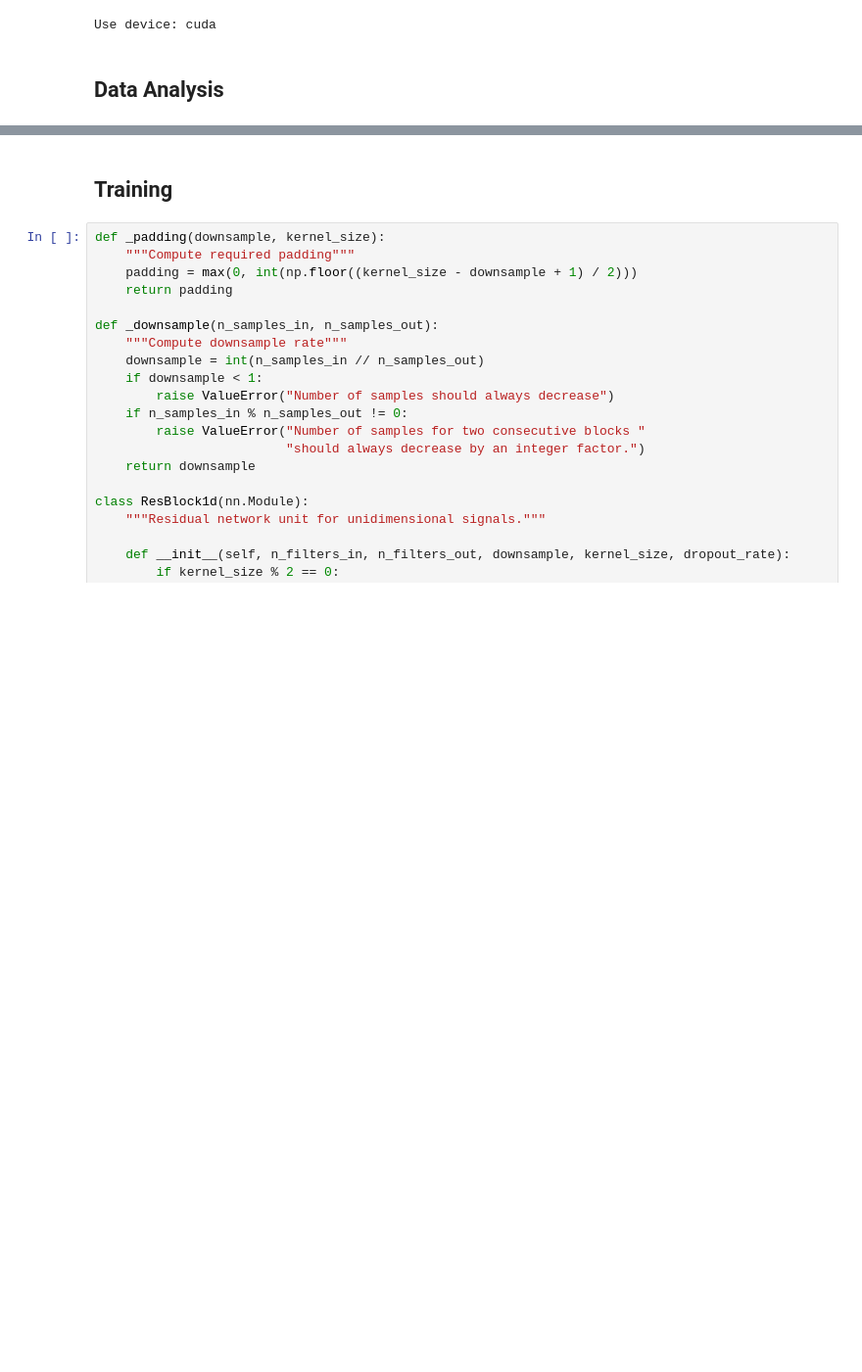
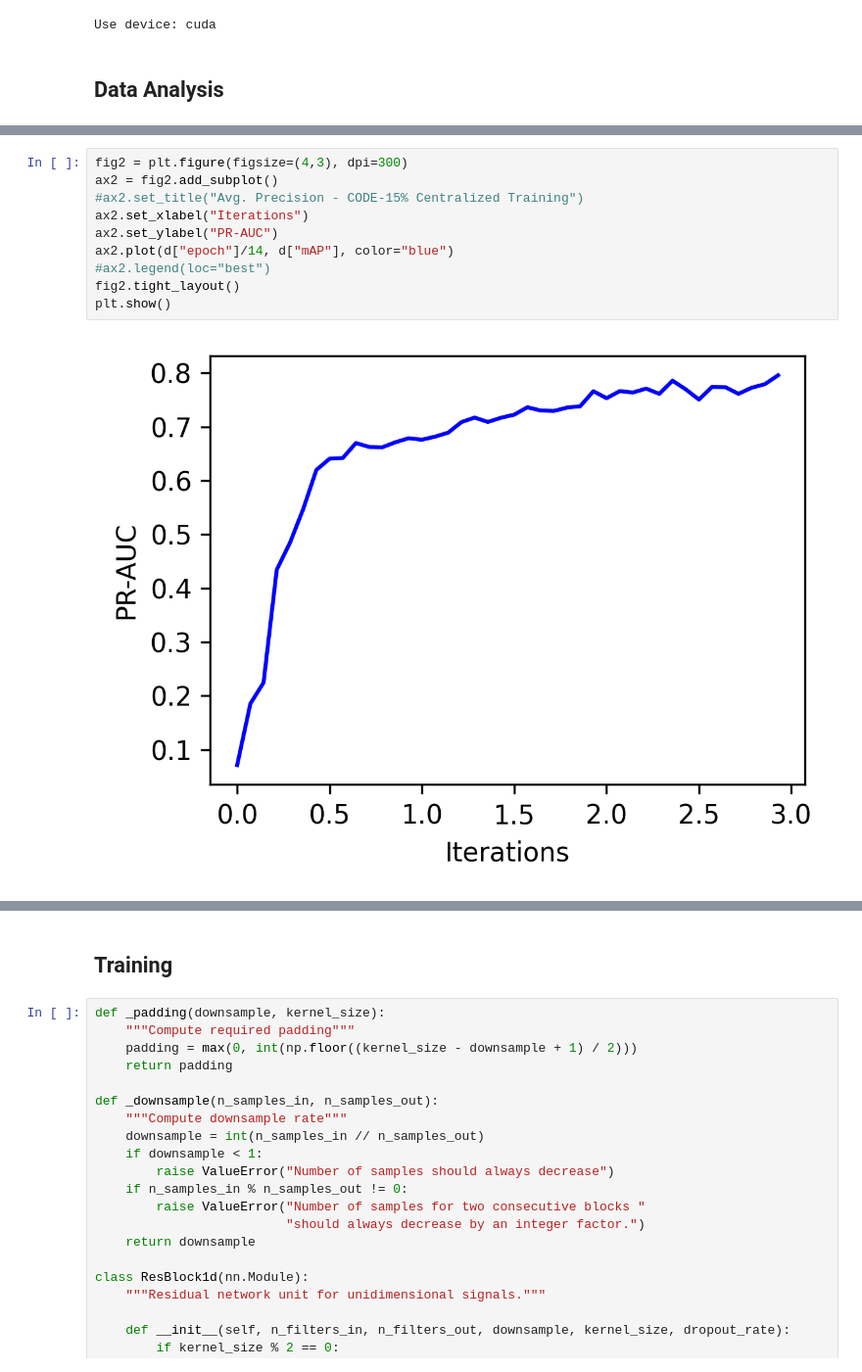
Before and after one commit to adityak714/toyproblem-af-classification, a Jupyter notebook: code15_af_classification.ipynb, the cells around one changed output, grey strips where cells are left out. Shown at 98% size. Cells and saved outputs as stored; diff of their text form; blank space fills up the shorter version.

```diff
--- a/code15_af_classification.ipynb
+++ b/code15_af_classification.ipynb
@@ -26,3 +181,15 @@ Use device: cuda
+# %%
+fig2 = plt.figure(figsize=(4,3), dpi=300)
+ax2 = fig2.add_subplot()
+#ax2.set_title("Avg. Precision - CODE-15% Centralized Training")
+ax2.set_xlabel("Iterations")
+ax2.set_ylabel("PR-AUC")
+ax2.plot(d["epoch"]/14, d["mAP"], color="blue")
+#ax2.legend(loc="best")
+fig2.tight_layout()
+plt.show()
+# %% [output]
+[figure, added]
 # %%
 for i, filepath in enumerate(glob.glob("data/code15-12l/*.hdf5")):
     prefix = filepath.replace("data/code15-12l/", "").replace(".hdf5", "")
```
Also changed, not shown: parts of 8 cells of this notebook, 44 other files.
